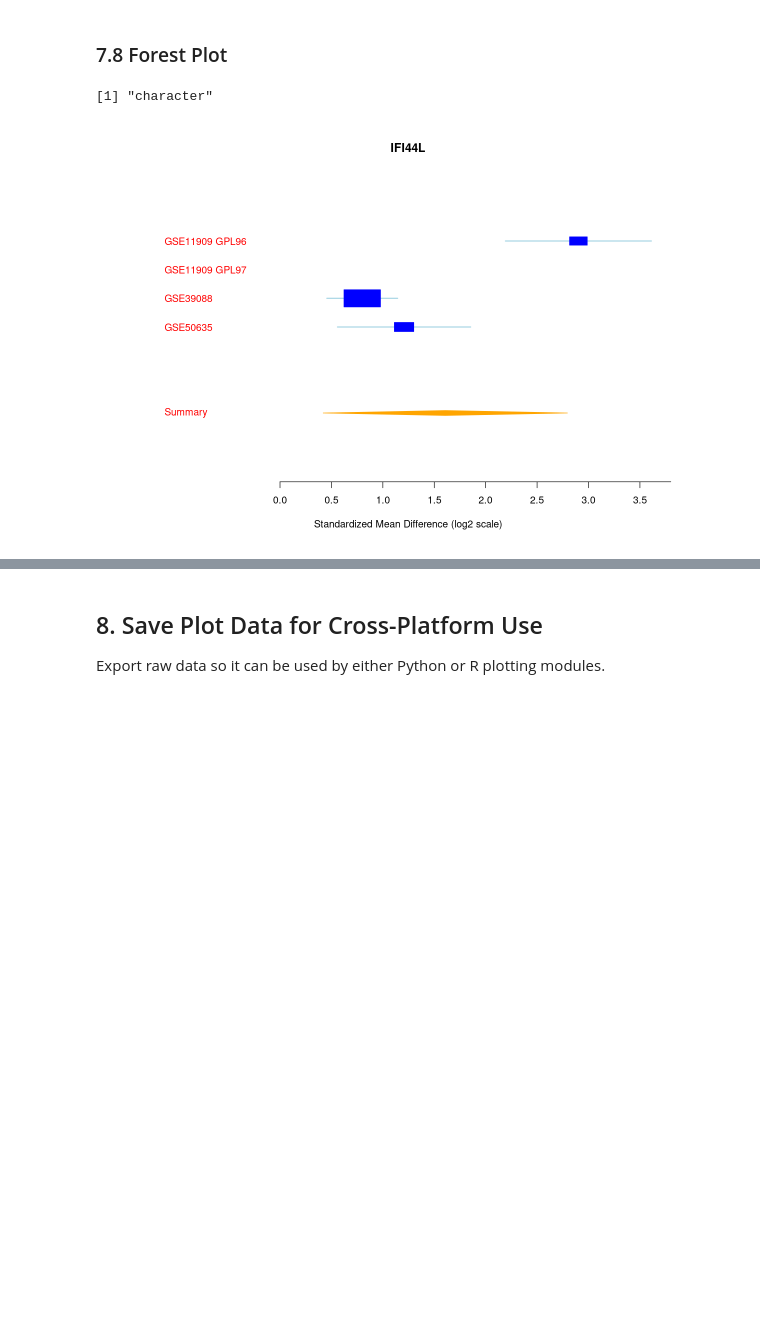
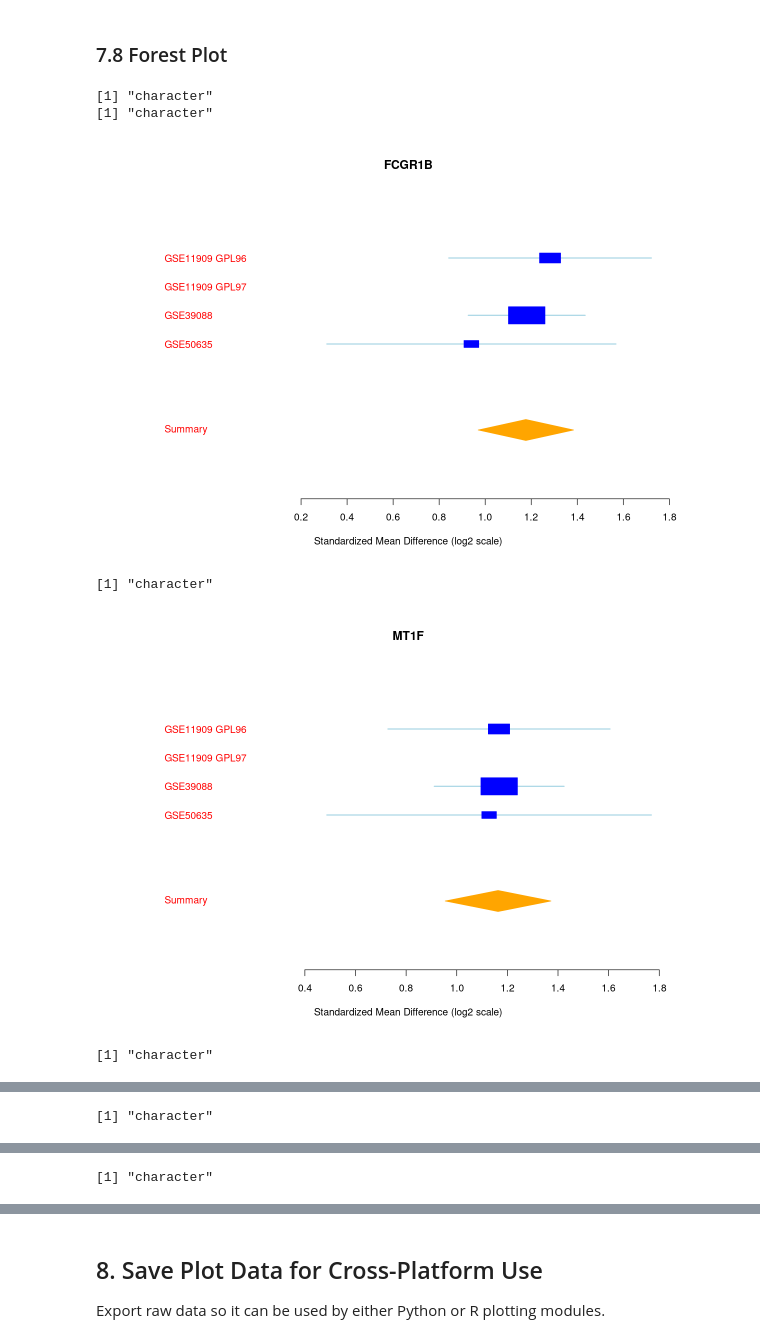
Before and after one commit to Khatri-Lab/metaintegrator_py, a Jupyter notebook: tutorials/jupyter_metaintegrator_sle_r_tutorial.ipynb, the cells around one changed output, grey strips where cells are left out. Cells and saved outputs as stored; diff of their text form; code cells hidden in the pictures; blank space fills up the shorter version.

```diff
--- a/tutorials/jupyter_metaintegrator_sle_r_tutorial.ipynb
+++ b/tutorials/jupyter_metaintegrator_sle_r_tutorial.ipynb
@@ -277,8 +277,26 @@ regressionPlot(
 [figure]
 # %% [markdown]
 ### 7.8 Forest Plot
-# %%
-forestPlot(geneName = "IFI44L", metaObject = sleMetaAnalysis)
-# %% [output]
-[1] "character"
-[figure, removed]
+# %%
+selected_genes <- c("FCGR1B","MT1F","IFI27","HNRNPA0","DDX6","GPRASP1")
+
+for(gene in selected_genes){
+  tryCatch(
+    {
+      forestPlot(geneName = gene, metaObject = sleMetaAnalysis)
+    },
+    error = function(e){
+      warning(sprintf("Could not plot %s: %s", gene, e$message))
+      # Optionally draw an empty panel to keep the layout intact
+      plot.new()
+      text(0.5, 0.5, paste0("Error for ", gene), cex = 1)
+    }
+  )
+}
+# %% [output]
+[1] "character"
+[1] "character"
+[figure, added]
+[1] "character"
+[figure, added]
+[1] "character"
@@ -284,0 +304 @@ forestPlot(geneName = "IFI44L", metaObject = sleMetaAnalysis)
+[1] "character"
@@ -284,0 +306 @@ forestPlot(geneName = "IFI44L", metaObject = sleMetaAnalysis)
+[1] "character"
```
Also changed, not shown: parts of 3 cells of this notebook, 1 other file.
